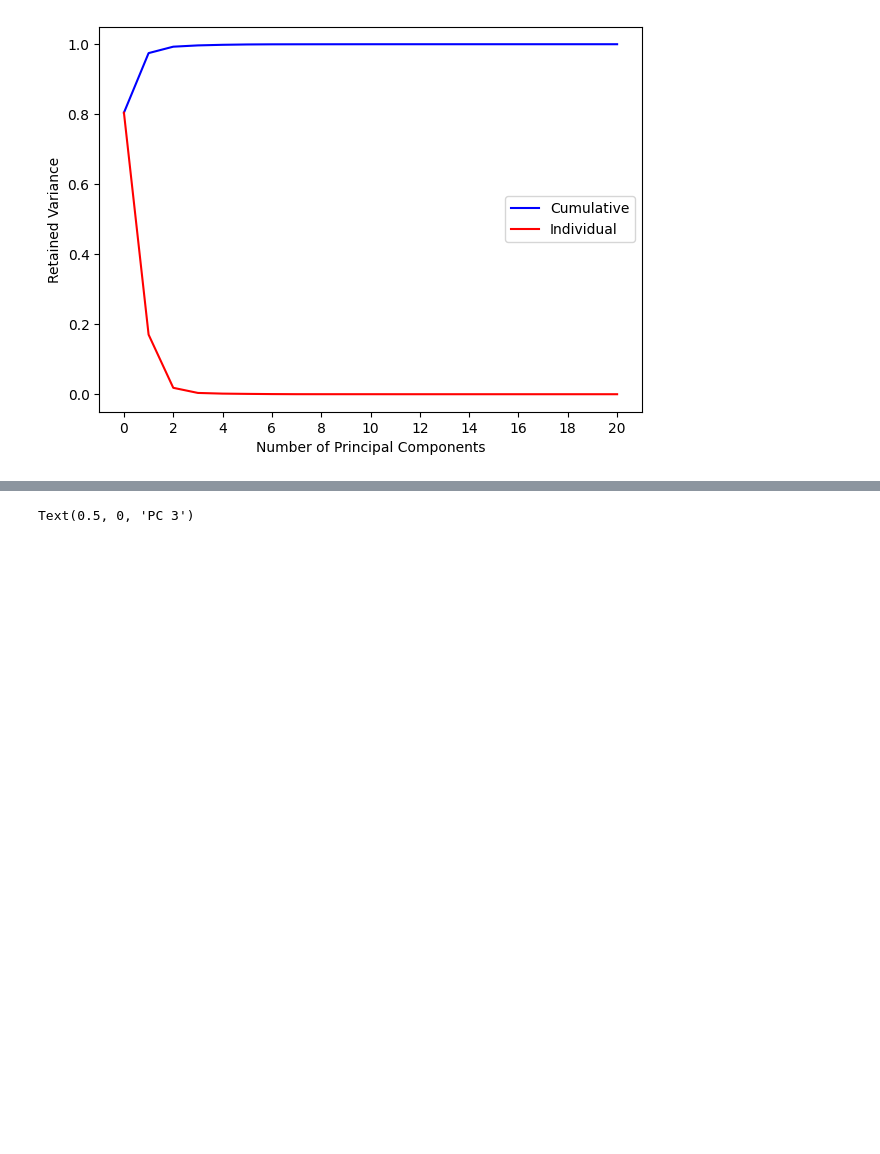
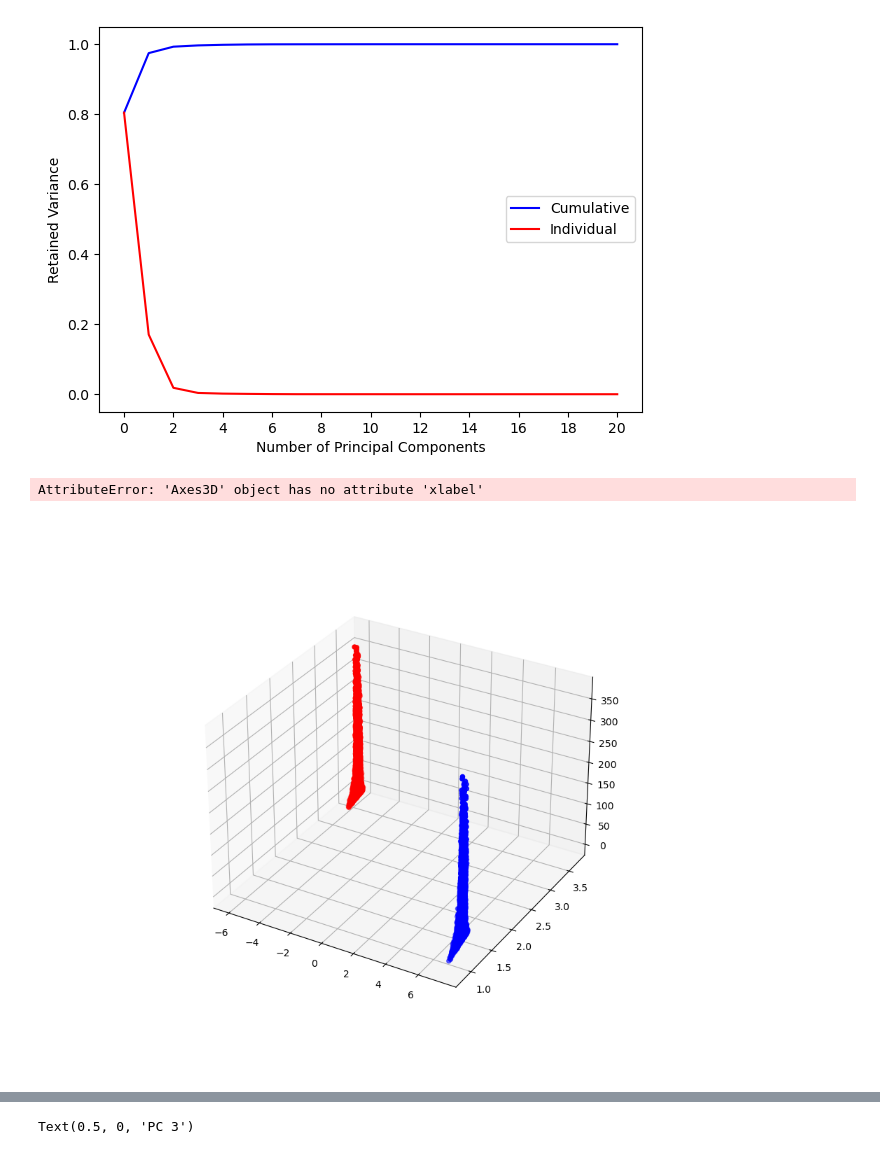
Before and after one commit to mfranzreb/DDMML_project, a Jupyter notebook: Turbofan/Project_Marvin.ipynb, the cells around one changed output, grey strips where cells are left out. Saved outputs shown, nothing was run; the diff lists cells and outputs as text; code cells hidden in the pictures; blank space fills up the shorter version.

Commit message:
PC 1 and PC 2 over remaining cycles plot

```diff
--- a/Turbofan/Project_Marvin.ipynb
+++ b/Turbofan/Project_Marvin.ipynb
@@ -14,0 +32,16 @@ Xnames = list(data.columns[5:])
+# %%
+for i in range(1,261):
+    data.loc[data.Unit == i] = data.loc[data.Unit == i].assign(Time=data.loc[data.Unit == i].loc[:,"Time"].max()-data.loc[data.Unit == i].loc[:,"Time"])
+modi = np.round((data.loc[:,'Setting1'] + data.loc[:,'Setting2'] + data.loc[:,'Setting3']) /3)
+print(f'Unique modes: {modi.unique()}')
+data.drop('Setting1', inplace=True, axis=1)
+data.drop('Setting2', inplace=True, axis=1)
+data.drop('Setting3', inplace=True, axis=1)
+data.insert(2, 'Modi', modi)
+data.loc[data.Modi == 29, 'Modi'] = 1
+data.loc[data.Modi == 33, 'Modi'] = 2
+data.loc[data.Modi == 37, 'Modi'] = 3
+data.loc[data.Modi == 40, 'Modi'] = 4
+data.loc[data.Modi == 45, 'Modi'] = 5
+data.loc[data.Modi == 48, 'Modi'] = 6
+data
@@ -15,6 +63,6 @@ Xnames = list(data.columns[5:])
 # %%
 # PCA
-Z = StandardScaler().fit_transform(X)
+Z = StandardScaler().fit_transform(data.values[:, 3:])
 pca = PCA().fit(Z)
 coeff = (pca.components_).T
 score = pca.transform(Z)
@@ -31,3 +79,22 @@ plt.xticks(range(0, 21, 2))
 plt.legend(['Cumulative', 'Individual']);
 # %% [output]
 [figure]
+# %%
+%matplotlib ipympl
+fig = plt.figure(figsize=(10, 8))
+ax = fig.add_subplot(projection='3d')
+n = len(modi+1)
+color = plt.cm.rainbow(np.linspace(0, 1, n))
+# for i, c in enumerate(color):
+#     idx = np.argwhere(data['Modi'] == modi[i]).squeeze()
+#     ax.scatter(score[idx, 0], score[idx, 1], data['Time'][idx], c=c)
+unit = np.argwhere(data.values[:, 0] == 10).squeeze()
+idx = np.argwhere(data.values[:, 2] == 1.0).squeeze()
+ax.scatter(score[idx, 0], score[idx, 1], data['Time'][idx], color='r')
+idx = np.argwhere(data.values[:, 2] == 2.0).squeeze()
+ax.scatter(score[idx, 0], score[idx, 1], data['Time'][idx], color='b')
+# idx = np.argwhere(data.values[:, 2] == 3.0).squeeze()
+# ax.scatter(score[unit, 0], score[unit, 1], data['Time'][unit], color='g')
+# %% [output]
+AttributeError: 'Axes3D' object has no attribute 'xlabel'
+[figure, added]
```
Also changed, not shown: parts of 4 cells of this notebook, 2 other files.
